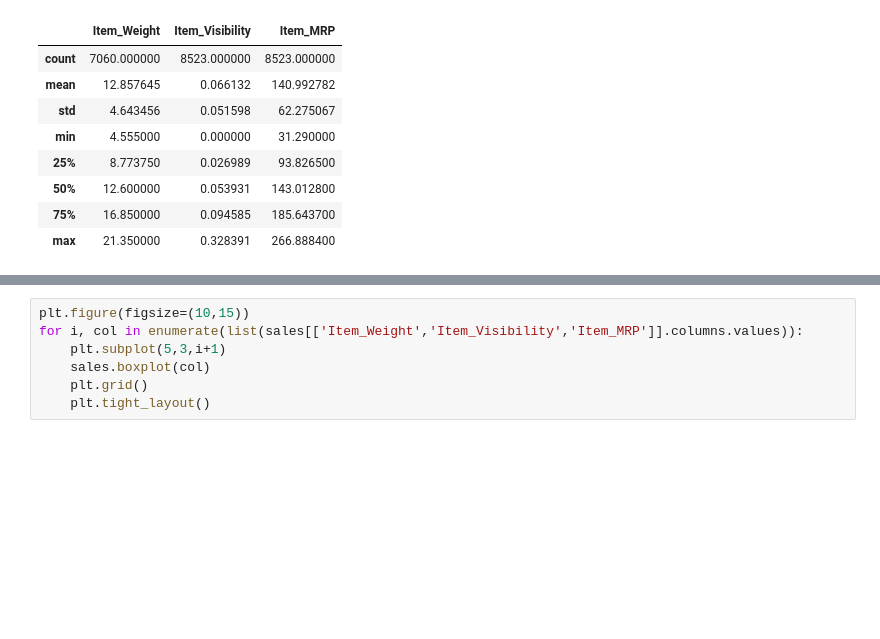
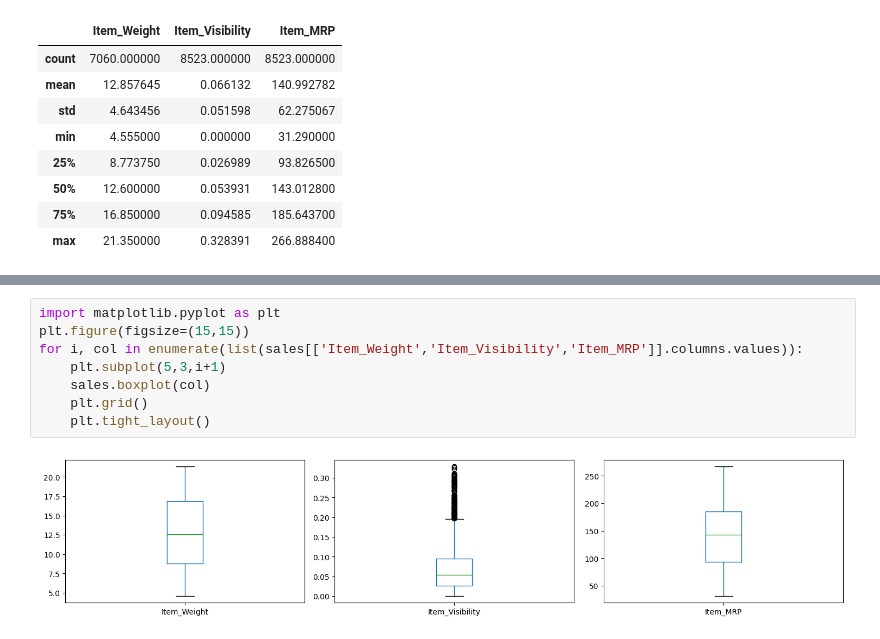
Before and after one commit to ashvinmanoj/DGVC, a Jupyter notebook: 17.Machine Learning -Data Preparation.ipynb, the cells around one changed output, grey strips where cells are left out. Cells and saved outputs as stored; diff of their text form; blank space fills up the shorter version.

```diff
--- a/17.Machine Learning -Data Preparation.ipynb
+++ b/17.Machine Learning -Data Preparation.ipynb
@@ -366,8 +379,11 @@ NameError: name 'pd' is not defined
 # %%
-plt.figure(figsize=(10,15))
+import matplotlib.pyplot as plt
+plt.figure(figsize=(15,15))
 for i, col in enumerate(list(sales[['Item_Weight','Item_Visibility','Item_MRP']].columns.values)):
     plt.subplot(5,3,i+1)
     sales.boxplot(col)
     plt.grid()
     plt.tight_layout()
+# %% [output]
+[figure, added]
 # %%
```
Also changed, not shown: parts of 12 cells of this notebook.
